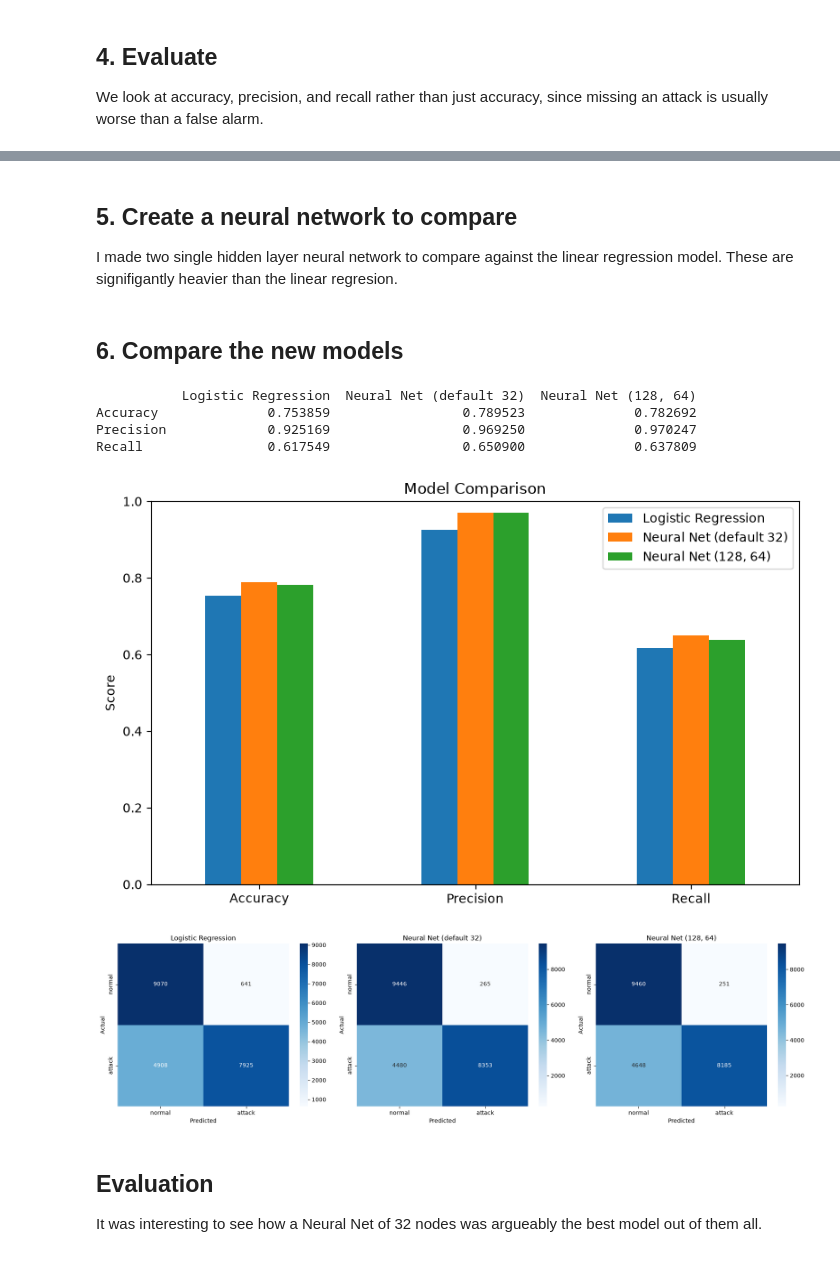
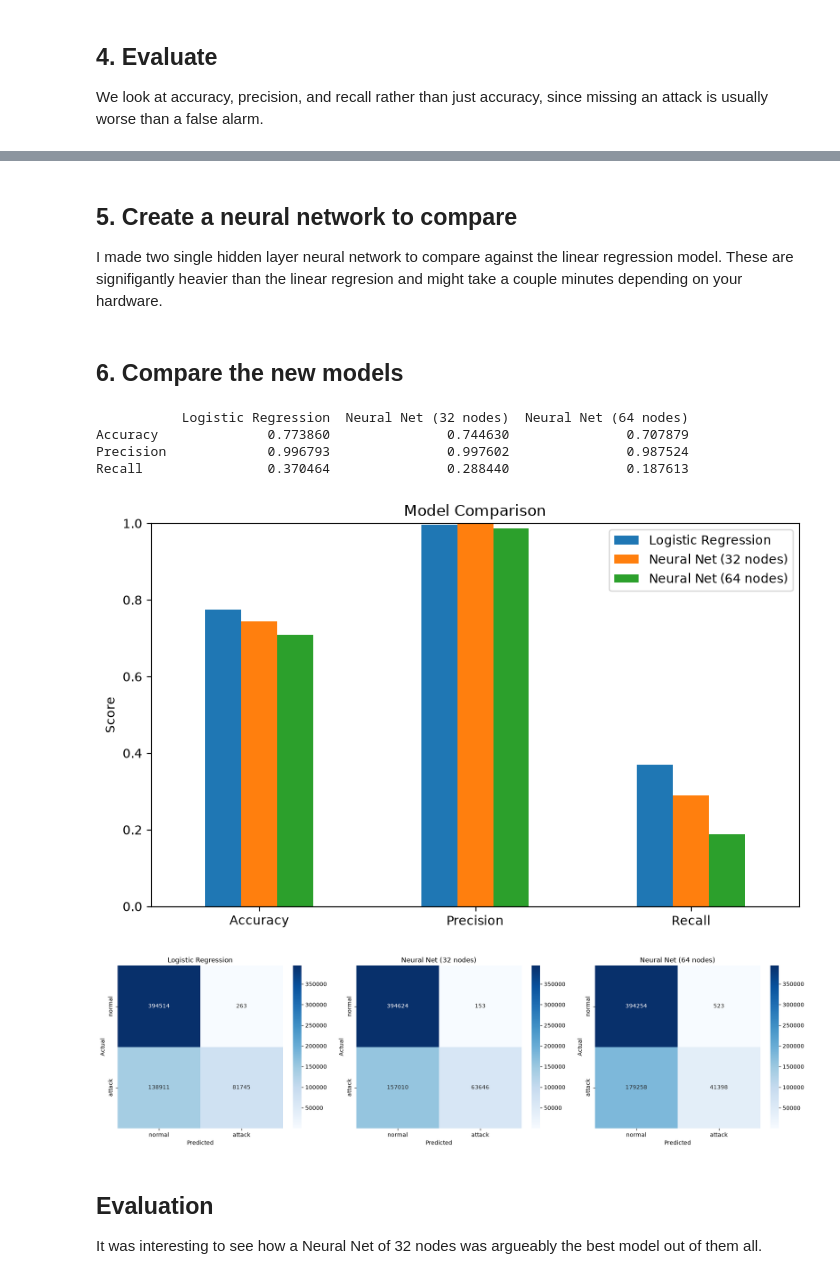
Before and after one commit to CorruptedStorm/NetworkIntrusionDetector, a Jupyter notebook: notebooks/cic_network_intrusion_detector.ipynb, the cells around one changed output, grey strips where cells are left out. Drawn from its saved outputs; the diff is of its cells as text; code cells hidden in the pictures.

Commit message:
Tested new data set with extra model

```diff
--- a/notebooks/cic_network_intrusion_detector.ipynb
+++ b/notebooks/cic_network_intrusion_detector.ipynb
@@ -12,7 +12,9 @@ from src.neural_net import train_mlp, predict_mlp
 # %% [markdown]
 ## 1. Download and load the data
 # %%
-train, test = cic_load_data(data_dir="../data/data_cic")
+df = cic_load_data(data_dir="../data/data_cic")
+
+train, test = split_by_day(df)
 
 print("Training rows:", len(train))
 print("Test rows:", len(test))
@@ -63,35 +84,35 @@ weighted avg       0.81      0.75      0.75     22544
 # %% [markdown]
 ## 5. Create a neural network to compare
 
-I made two single hidden layer neural network to compare against the linear regression model. These are signifigantly heavier than the linear regresion.
+I made two single hidden layer neural network to compare against the linear regression model. These are signifigantly heavier than the linear regresion and might take a couple minutes depending on your hardware.
 # %%
 #32 nodes with 42 random states
-mlp_model = train_mlp(X_train, y_train, hidden_layer_size=32)
+mlp_model = train_mlp(X_train, y_train, hidden_layer_size=(32))
 #128 nodes with 64 random states
-mlp_model_2 = train_mlp(X_train, y_train, hidden_layer_size=128, random_state=64)
+mlp_model_2 = train_mlp(X_train, y_train, hidden_layer_size=(64), random_state=64)
 # %% [markdown]
 ## 6. Compare the new models
 # %%
 from src.compare import compare_models, plot_comparison
 
 lr_model = model
 
 models = {
     "Logistic Regression": lr_model,
-    "Neural Net (default 32)": mlp_model,
-    "Neural Net (128, 64)": mlp_model_2,
+    "Neural Net (32 nodes)": mlp_model,
+    "Neural Net (64 nodes)": mlp_model_2,
 }
 
 results_df, confusion_matrices = compare_models(models, X_test, y_test)
 print(results_df)
 plot_comparison(results_df, confusion_matrices)
 # %% [output]
-           Logistic Regression  Neural Net (default 32)  Neural Net (128, 64)
-Accuracy              0.753859                 0.789523              0.782692
-Precision             0.925169                 0.969250              0.970247
-Recall                0.617549                 0.650900              0.637809
+           Logistic Regression  Neural Net (32 nodes)  Neural Net (64 nodes)
+Accuracy              0.773860               0.744630               0.707879
+Precision             0.996793               0.997602               0.987524
+Recall                0.370464               0.288440               0.187613
-[figure, old version]
+[figure, new version]
-[figure, old version]
+[figure, new version]
 # %% [markdown]
 ## Evaluation
 
```
Also changed, not shown: parts of 5 cells of this notebook, 5 other files.
